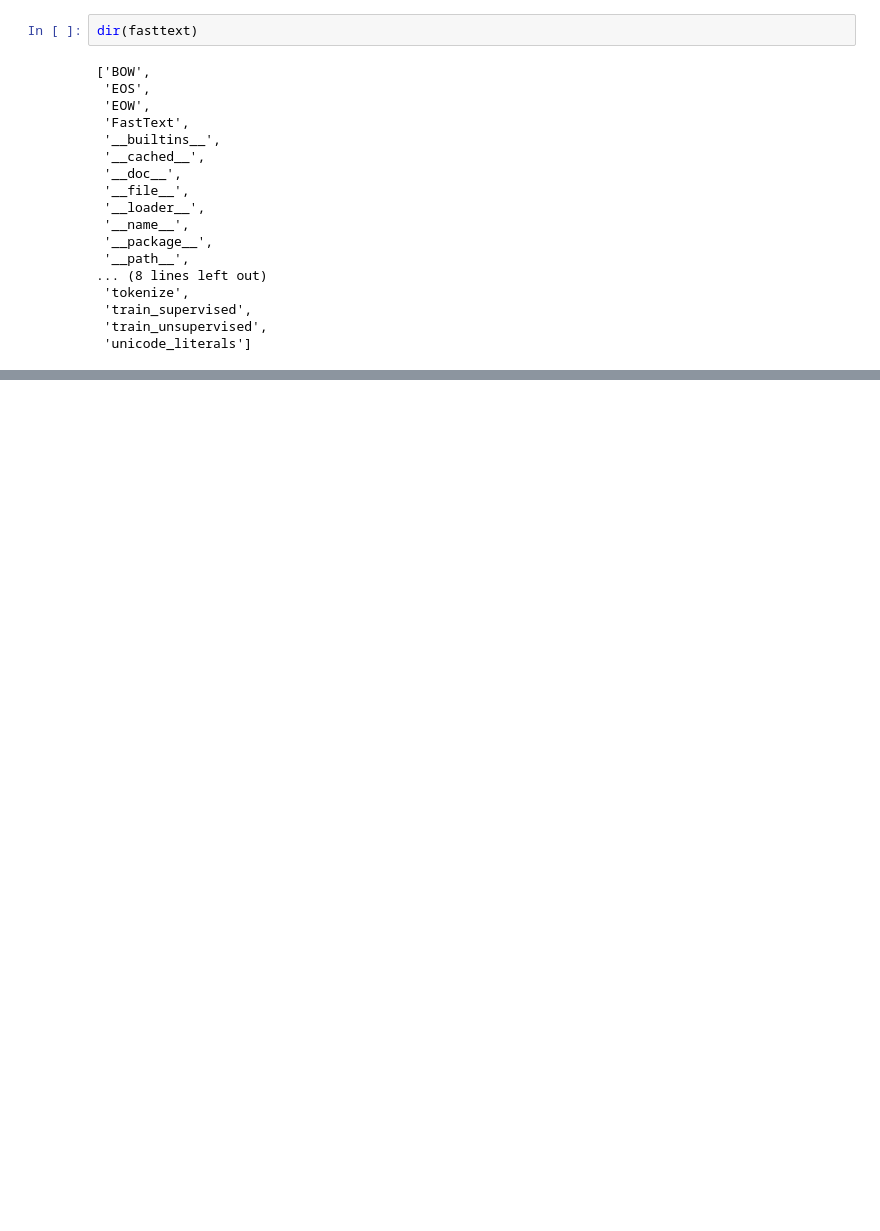
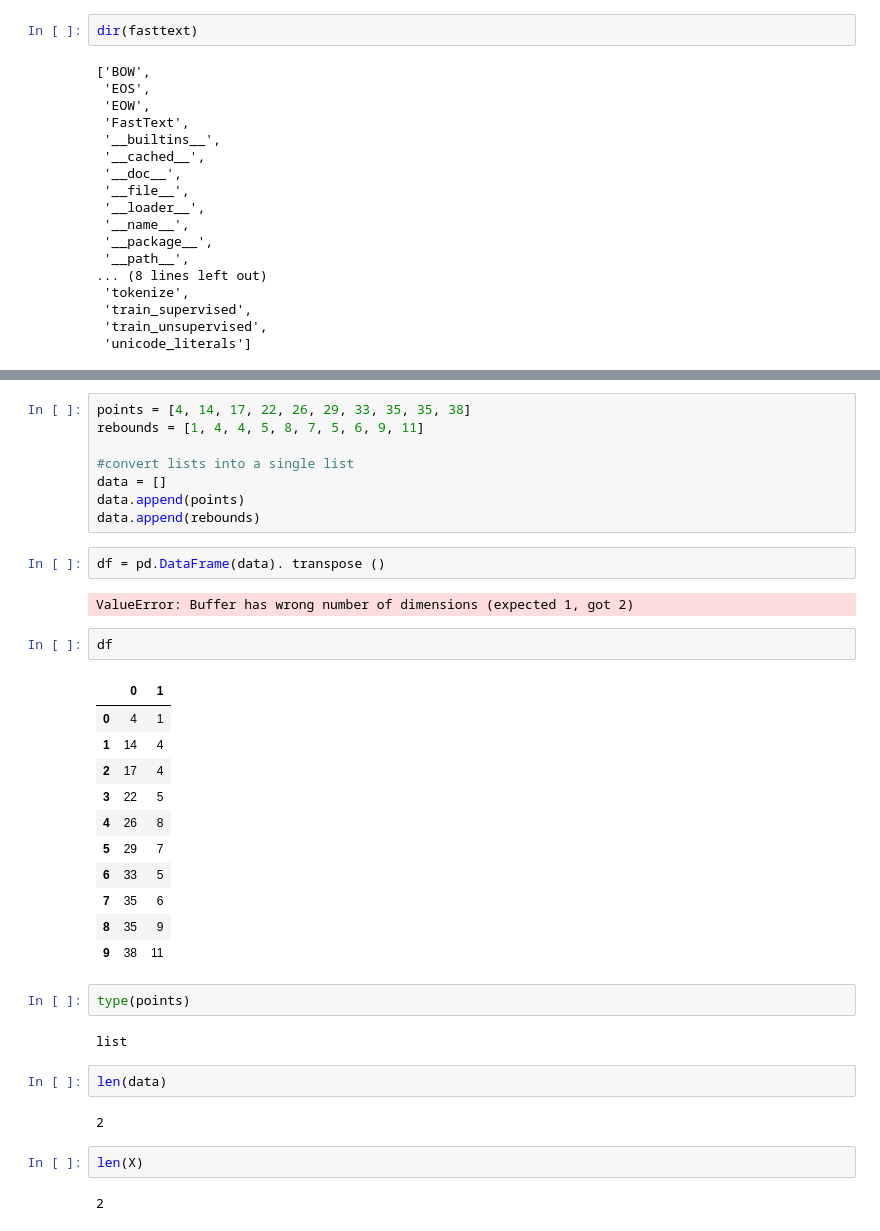
Before and after one commit to mallleo/NLP, a Jupyter notebook: word2wec_lenta.ipynb, the cells around one changed output, grey strips where cells are left out. Cells and saved outputs as stored; diff of their text form; blank space fills up the shorter version.

```diff
--- a/word2wec_lenta.ipynb
+++ b/word2wec_lenta.ipynb
@@ -197,0 +379,38 @@ classifier.predict("лидер crowded house записать альбом с у
+# %%
+points = [4, 14, 17, 22, 26, 29, 33, 35, 35, 38]
+rebounds = [1, 4, 4, 5, 8, 7, 5, 6, 9, 11]
+
+#convert lists into a single list
+data = []
+data.append(points)
+data.append(rebounds)
+# %%
+df = pd.DataFrame(data). transpose ()
+# %% [output]
+ValueError: Buffer has wrong number of dimensions (expected 1, got 2)
+# %%
+df
+# %% [output]
+|  | 0 | 1 |
+| 0 | 4 | 1 |
+| 1 | 14 | 4 |
+| 2 | 17 | 4 |
+| 3 | 22 | 5 |
+| 4 | 26 | 8 |
+| 5 | 29 | 7 |
+| 6 | 33 | 5 |
+| 7 | 35 | 6 |
+| 8 | 35 | 9 |
+| 9 | 38 | 11 |
+# %%
+type(points)
+# %% [output]
+list
+# %%
+len(data)
+# %% [output]
+2
+# %%
+len(X)
+# %% [output]
+2
```
Also changed, not shown: parts of 29 cells of this notebook.
